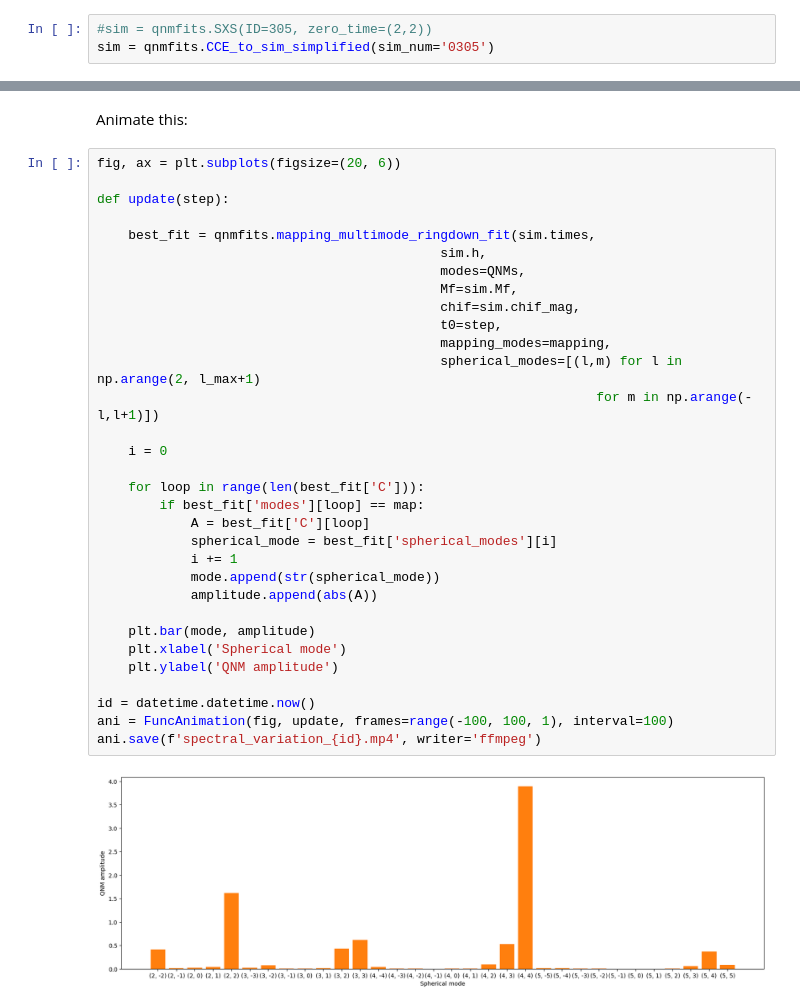
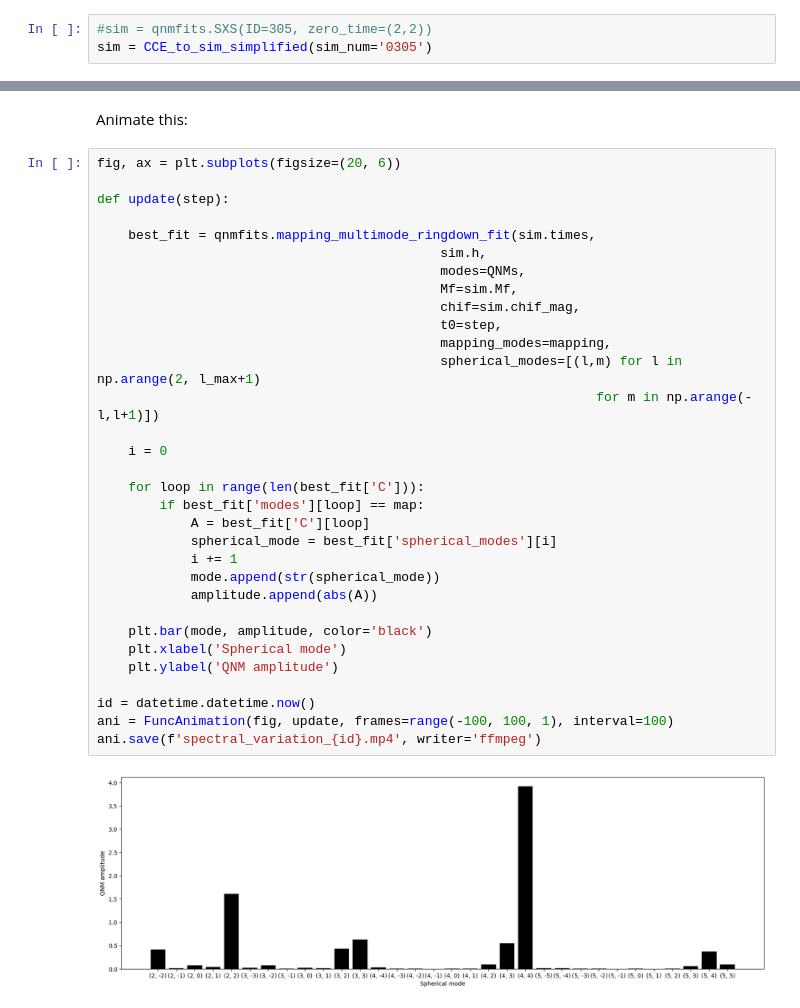
Before and after one commit to Richardvnd/quadratic_qnm, a Jupyter notebook: quadratic_mapping.ipynb, the cells around one changed output, grey strips where cells are left out. Drawn from its saved outputs; the diff is of its cells as text.

```diff
--- a/quadratic_mapping.ipynb
+++ b/quadratic_mapping.ipynb
@@ -21,4 +23,4 @@ t0 = 0 # This is based on the mismatch generated by the animation
 qnm_vis = qnm_vis()
 # %%
 #sim = qnmfits.SXS(ID=305, zero_time=(2,2))
-sim = qnmfits.CCE_to_sim_simplified(sim_num='0305')
+sim = CCE_to_sim_simplified(sim_num='0305')
@@ -229,32 +229,32 @@ fig, ax = plt.subplots(figsize=(20, 6))
 
 def update(step):
 
     best_fit = qnmfits.mapping_multimode_ringdown_fit(sim.times,
                                             sim.h,
                                             modes=QNMs,
                                             Mf=sim.Mf,
                                             chif=sim.chif_mag,
                                             t0=step,
                                             mapping_modes=mapping,
                                             spherical_modes=[(l,m) for l in np.arange(2, l_max+1)
                                                                 for m in np.arange(-l,l+1)])
 
     i = 0
 
     for loop in range(len(best_fit['C'])):
         if best_fit['modes'][loop] == map:
             A = best_fit['C'][loop]
             spherical_mode = best_fit['spherical_modes'][i]
             i += 1
             mode.append(str(spherical_mode))
             amplitude.append(abs(A))
 
-    plt.bar(mode, amplitude)
+    plt.bar(mode, amplitude, color='black')
     plt.xlabel('Spherical mode')
     plt.ylabel('QNM amplitude')
 
 id = datetime.datetime.now()
 ani = FuncAnimation(fig, update, frames=range(-100, 100, 1), interval=100)
 ani.save(f'spectral_variation_{id}.mp4', writer='ffmpeg')
 # %% [output]
-[figure, old version]
+[figure, new version]
```
Also changed, not shown: parts of 7 cells of this notebook, 3 other files.
